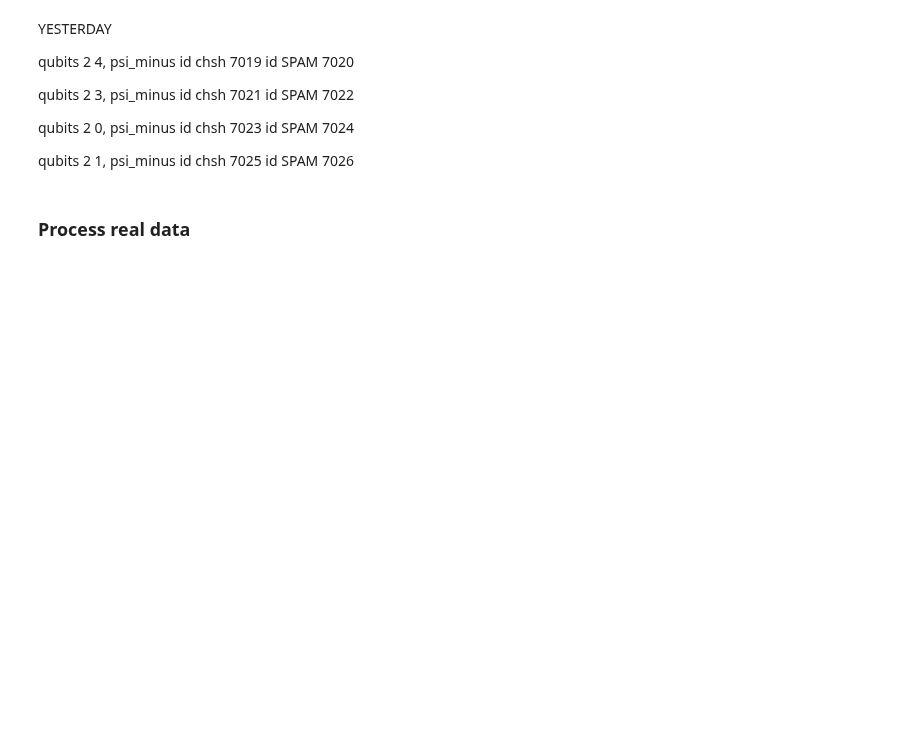
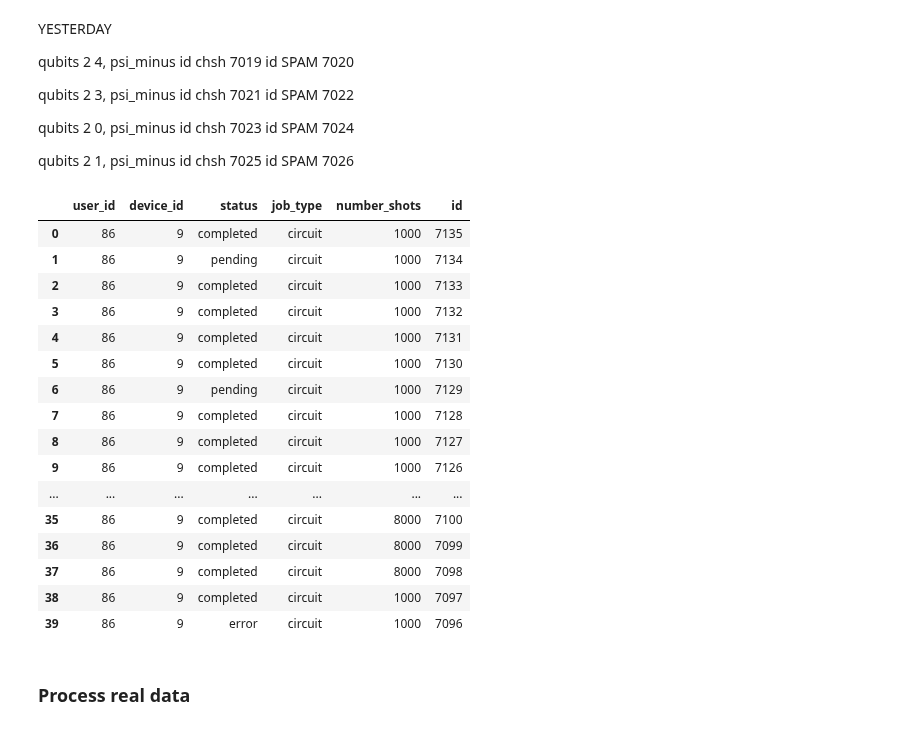
Before and after one commit to qilimanjaro-tech/qiboconnection-portfolio, a Jupyter notebook: chsh.ipynb, the cells around one changed output. Cells and saved outputs as stored; diff of their text form; code cells hidden in the pictures; blank space fills up the shorter version.

```diff
--- a/chsh.ipynb
+++ b/chsh.ipynb
@@ -193,3 +175,23 @@ result_id_spam = 7084
+# %%
+api.list_jobs().dataframe[:40]
+# %% [output]
+|  | user_id | device_id | status | job_type | number_shots | id |
+| 0 | 86 | 9 | completed | circuit | 1000 | 7135 |
+| 1 | 86 | 9 | pending | circuit | 1000 | 7134 |
+| 2 | 86 | 9 | completed | circuit | 1000 | 7133 |
+| 3 | 86 | 9 | completed | circuit | 1000 | 7132 |
+| 4 | 86 | 9 | completed | circuit | 1000 | 7131 |
+| 5 | 86 | 9 | completed | circuit | 1000 | 7130 |
+| 6 | 86 | 9 | pending | circuit | 1000 | 7129 |
+| 7 | 86 | 9 | completed | circuit | 1000 | 7128 |
+| 8 | 86 | 9 | completed | circuit | 1000 | 7127 |
+| 9 | 86 | 9 | completed | circuit | 1000 | 7126 |
+| ... | ... | ... | ... | ... | ... | ... |
+| 35 | 86 | 9 | completed | circuit | 8000 | 7100 |
+| 36 | 86 | 9 | completed | circuit | 8000 | 7099 |
+| 37 | 86 | 9 | completed | circuit | 8000 | 7098 |
+| 38 | 86 | 9 | completed | circuit | 1000 | 7097 |
+| 39 | 86 | 9 | error | circuit | 1000 | 7096 |
 # %% [markdown]
 ### Process real data
 # %%
```
Also changed, not shown: parts of 6 cells of this notebook.
